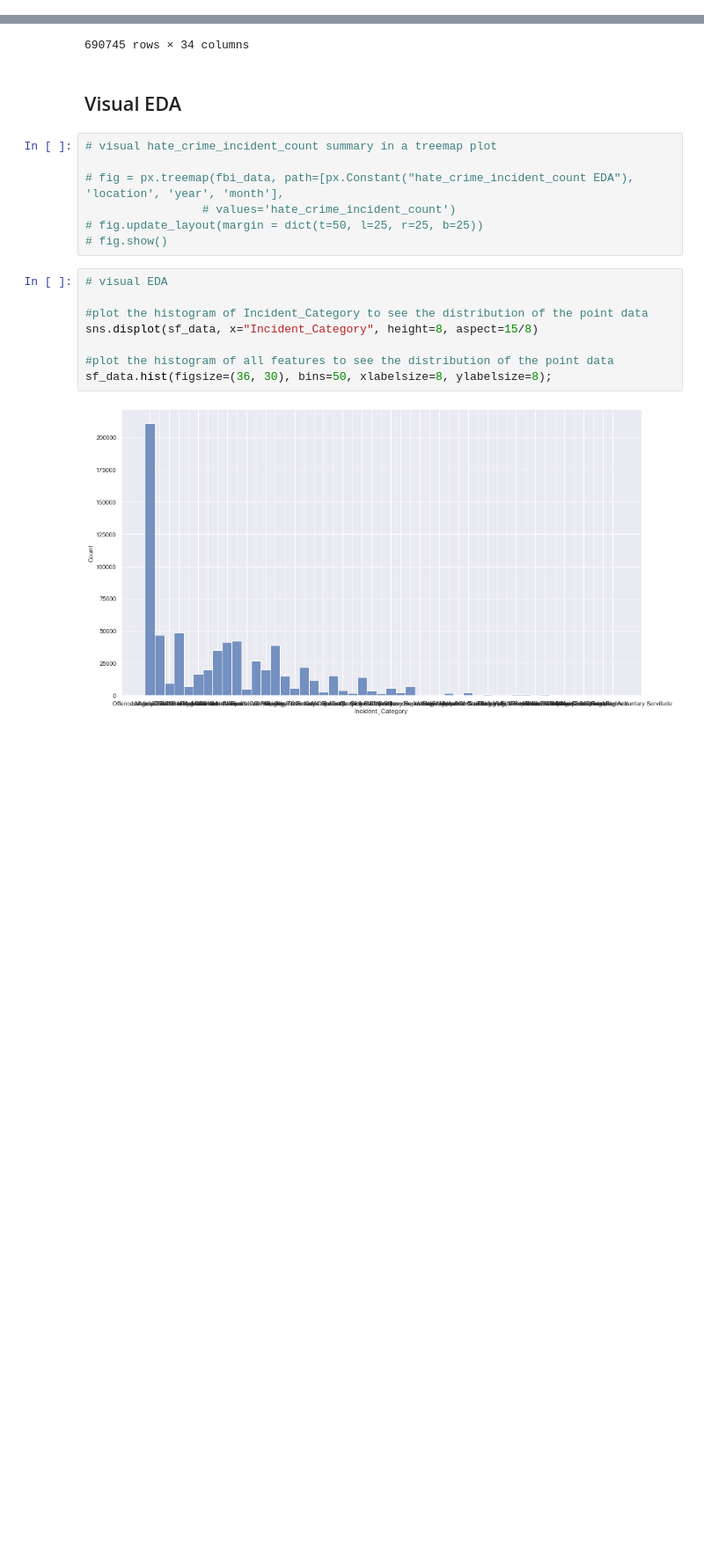
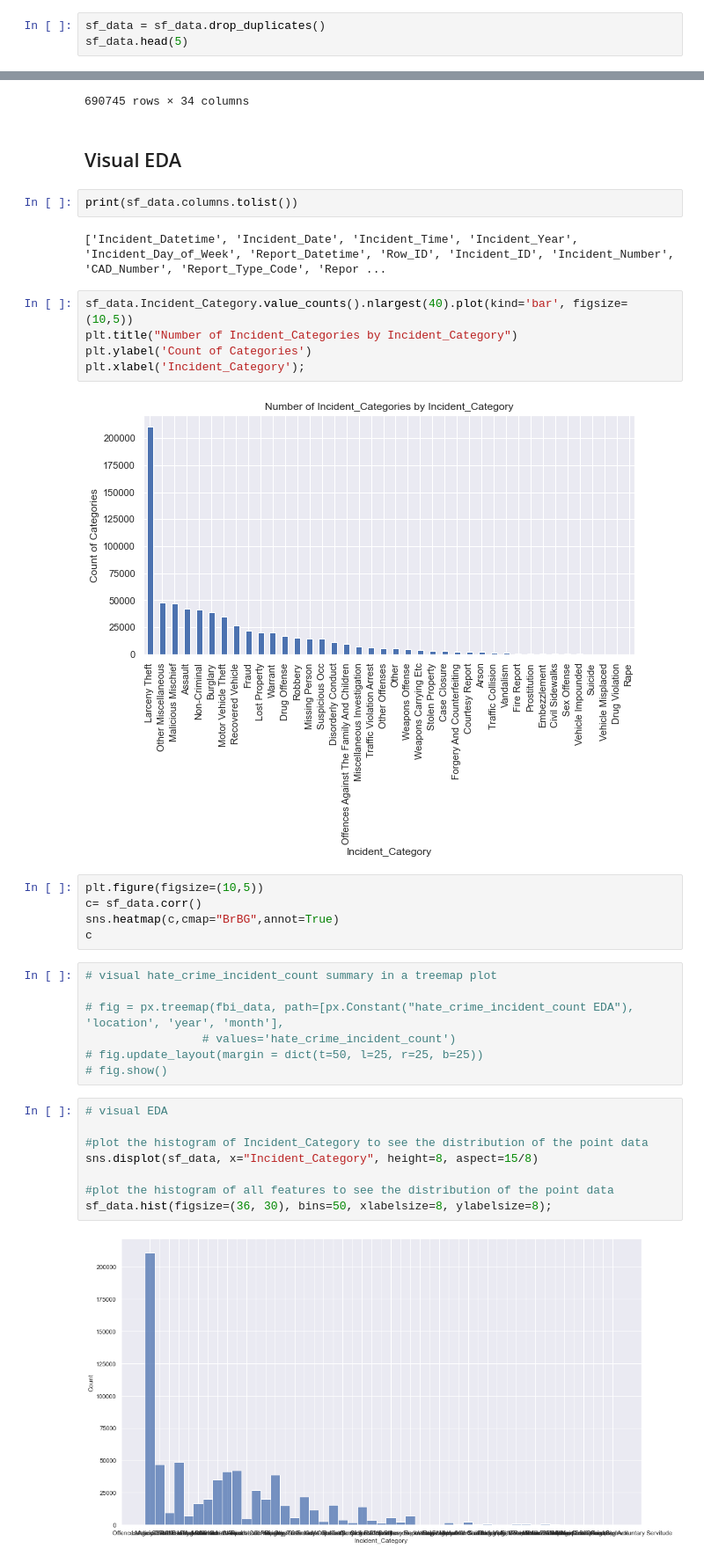
Before and after one commit to vhr1975/datasciw210, a Jupyter notebook: EDA/victor_ramirez_EDA_Tensorflow.ipynb, the cells around one changed output, grey strips where cells are left out. Shown at 88% size. Drawn from its saved outputs; the diff is of its cells as text; blank space fills up the shorter version.

Commit message:
Update victor_ramirez_EDA_Tensorflow.ipynb
Added more EDA to sf data

```diff
--- a/EDA/victor_ramirez_EDA_Tensorflow.ipynb
+++ b/EDA/victor_ramirez_EDA_Tensorflow.ipynb
@@ -74,3 +114,6 @@ count  5.361210e+05  690745.000000  6.540610e+05        654061.000000
 50%                        7.000000                  5.000000
 75%                       10.000000                  7.000000
 max                       11.000000                 10.000000
+# %%
+sf_data = sf_data.drop_duplicates()
+sf_data.head(5)
@@ -159,6 +230,22 @@ shuffled indices: [370755  18943 243696 ... 117952 435829 305711]
 690745 rows × 34 columns
 # %% [markdown]
 ## Visual EDA
+# %%
+print(sf_data.columns.tolist())
+# %% [output]
+['Incident_Datetime', 'Incident_Date', 'Incident_Time', 'Incident_Year', 'Incident_Day_of_Week', 'Report_Datetime', 'Row_ID', 'Incident_ID', 'Incident_Number', 'CAD_Number', 'Report_Type_Code', 'Repor ...
+# %%
+sf_data.Incident_Category.value_counts().nlargest(40).plot(kind='bar', figsize=(10,5))
+plt.title("Number of Incident_Categories by Incident_Category")
+plt.ylabel('Count of Categories')
+plt.xlabel('Incident_Category');
+# %% [output]
+[figure, added]
+# %%
+plt.figure(figsize=(10,5))
+c= sf_data.corr()
+sns.heatmap(c,cmap="BrBG",annot=True)
+c
 # %%
 # visual hate_crime_incident_count summary in a treemap plot
 
```
Also changed, not shown: parts of 4 cells of this notebook.
